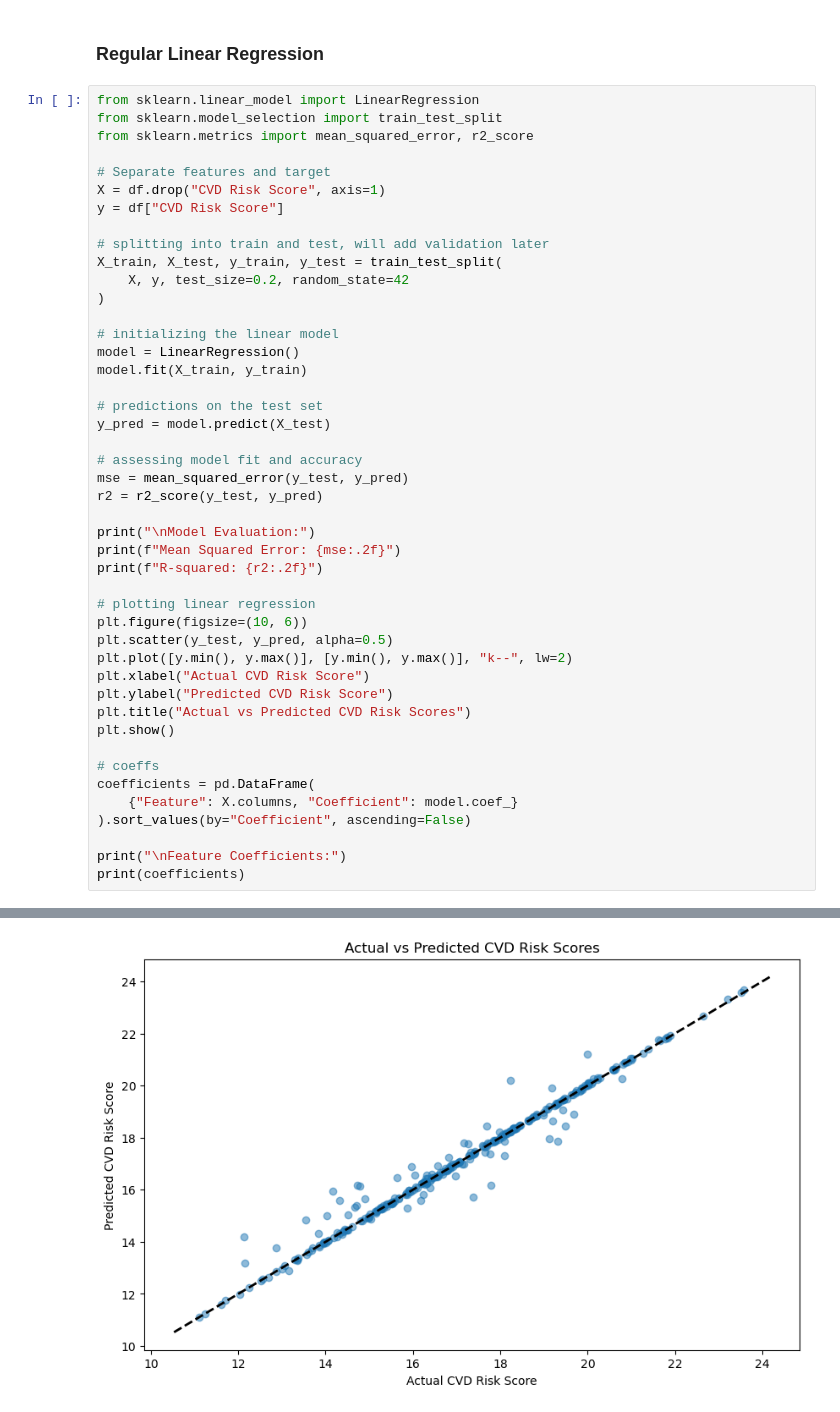
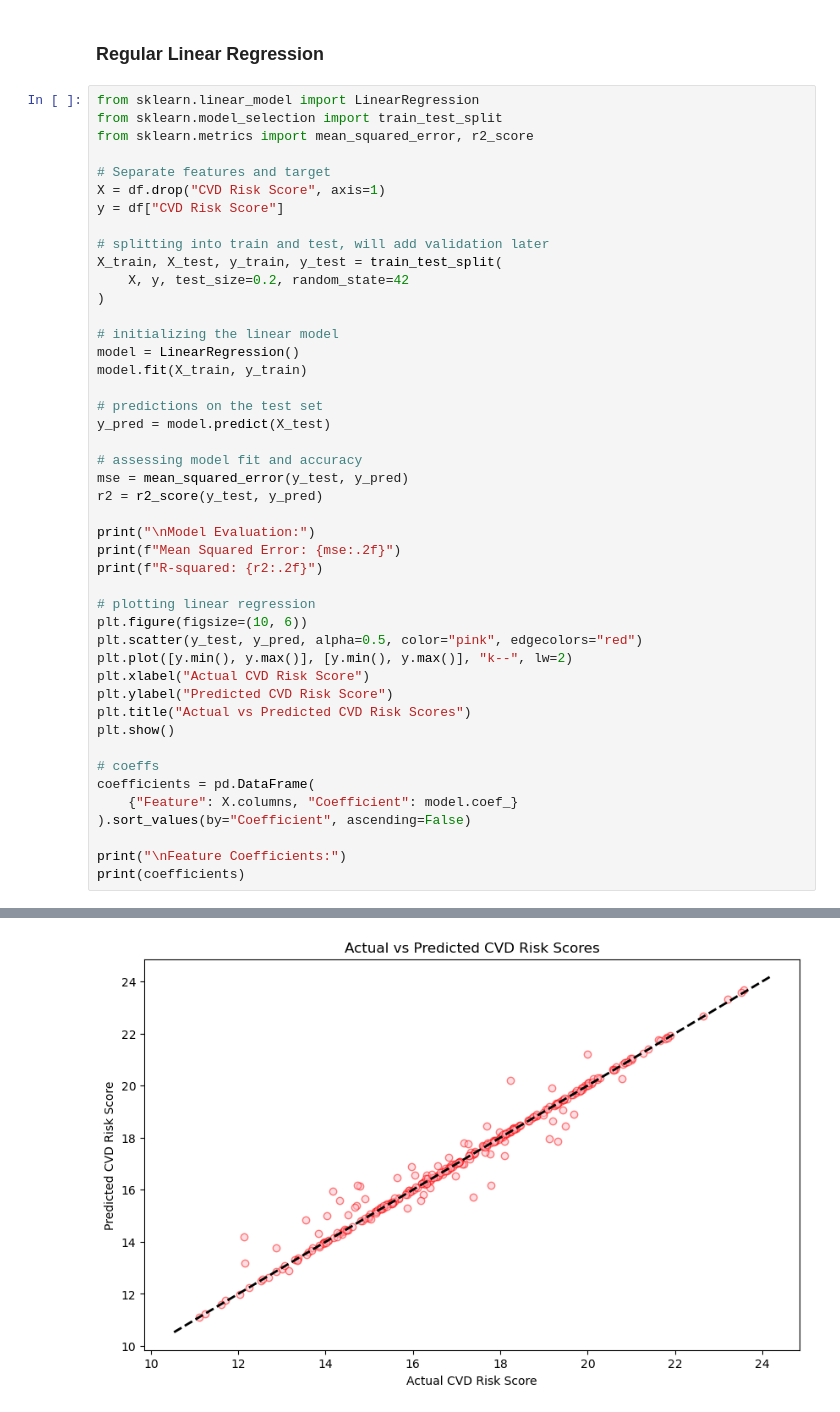
Before and after one commit to lilah-duboff/UDS_CVD_Final_Project_Rep, a Jupyter notebook: empirical_analysis.ipynb, the cells around one changed output, grey strips where cells are left out. Drawn from its saved outputs; the diff is of its cells as text.

```diff
--- a/empirical_analysis.ipynb
+++ b/empirical_analysis.ipynb
@@ -305,35 +305,35 @@ model.fit(X_train, y_train)
 # predictions on the test set
 y_pred = model.predict(X_test)
 
 # assessing model fit and accuracy
 mse = mean_squared_error(y_test, y_pred)
 r2 = r2_score(y_test, y_pred)
 
 print("\nModel Evaluation:")
 print(f"Mean Squared Error: {mse:.2f}")
 print(f"R-squared: {r2:.2f}")
 
 # plotting linear regression
 plt.figure(figsize=(10, 6))
-plt.scatter(y_test, y_pred, alpha=0.5)
+plt.scatter(y_test, y_pred, alpha=0.5, color="pink", edgecolors="red")
 plt.plot([y.min(), y.max()], [y.min(), y.max()], "k--", lw=2)
 plt.xlabel("Actual CVD Risk Score")
 plt.ylabel("Predicted CVD Risk Score")
 plt.title("Actual vs Predicted CVD Risk Scores")
 plt.show()
 
 # coeffs
 coefficients = pd.DataFrame(
     {"Feature": X.columns, "Coefficient": model.coef_}
 ).sort_values(by="Coefficient", ascending=False)
 
 print("\nFeature Coefficients:")
 print(coefficients)
 # %% [output]
 Model Evaluation:
 Mean Squared Error: 0.15
 R-squared: 0.98
-[figure, old version]
+[figure, new version]
 Feature Coefficients:
                         Feature  Coefficient
 7               Diabetes Status     2.003248
```
Also changed, not shown: parts of 13 cells of this notebook.
